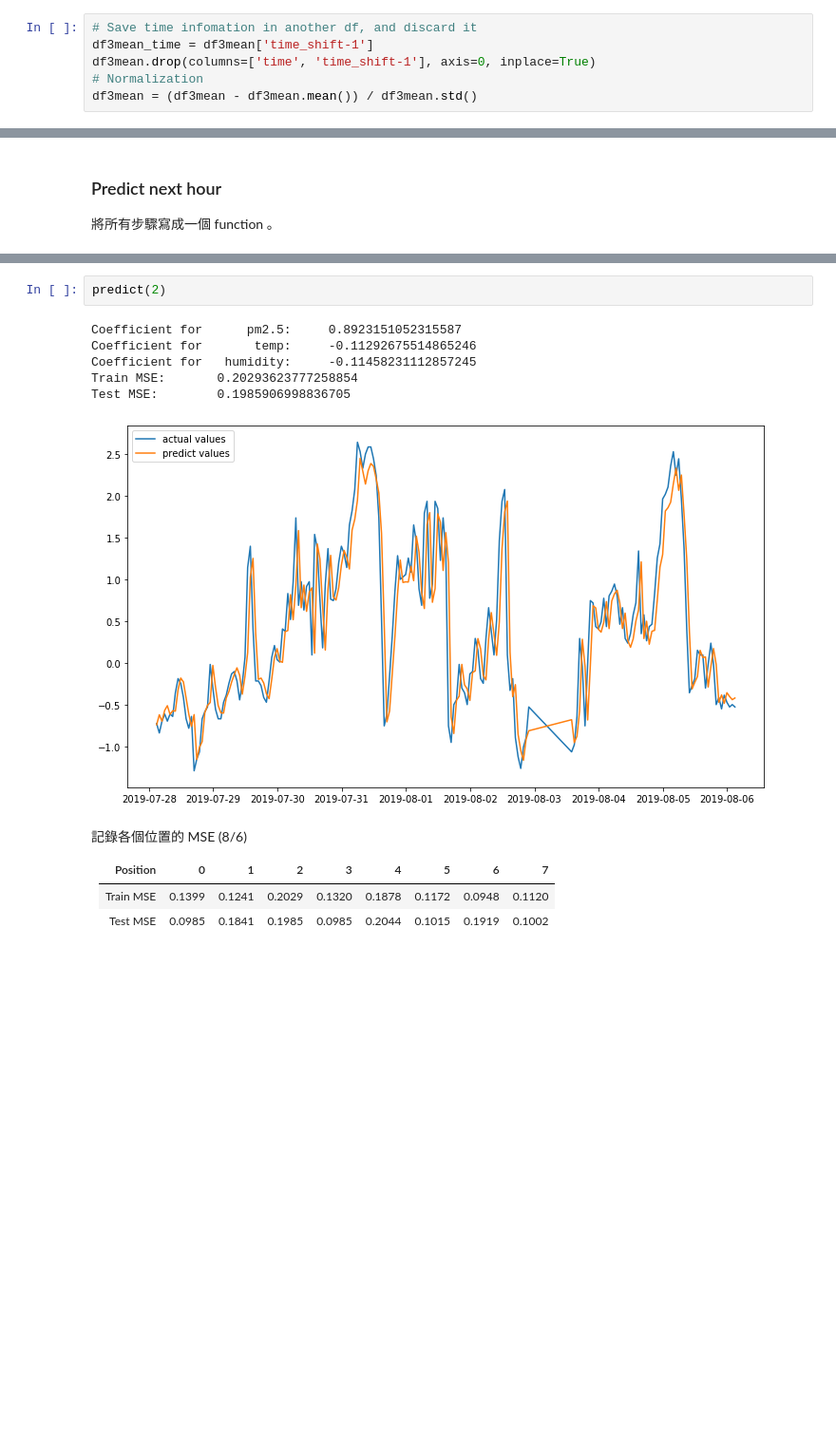
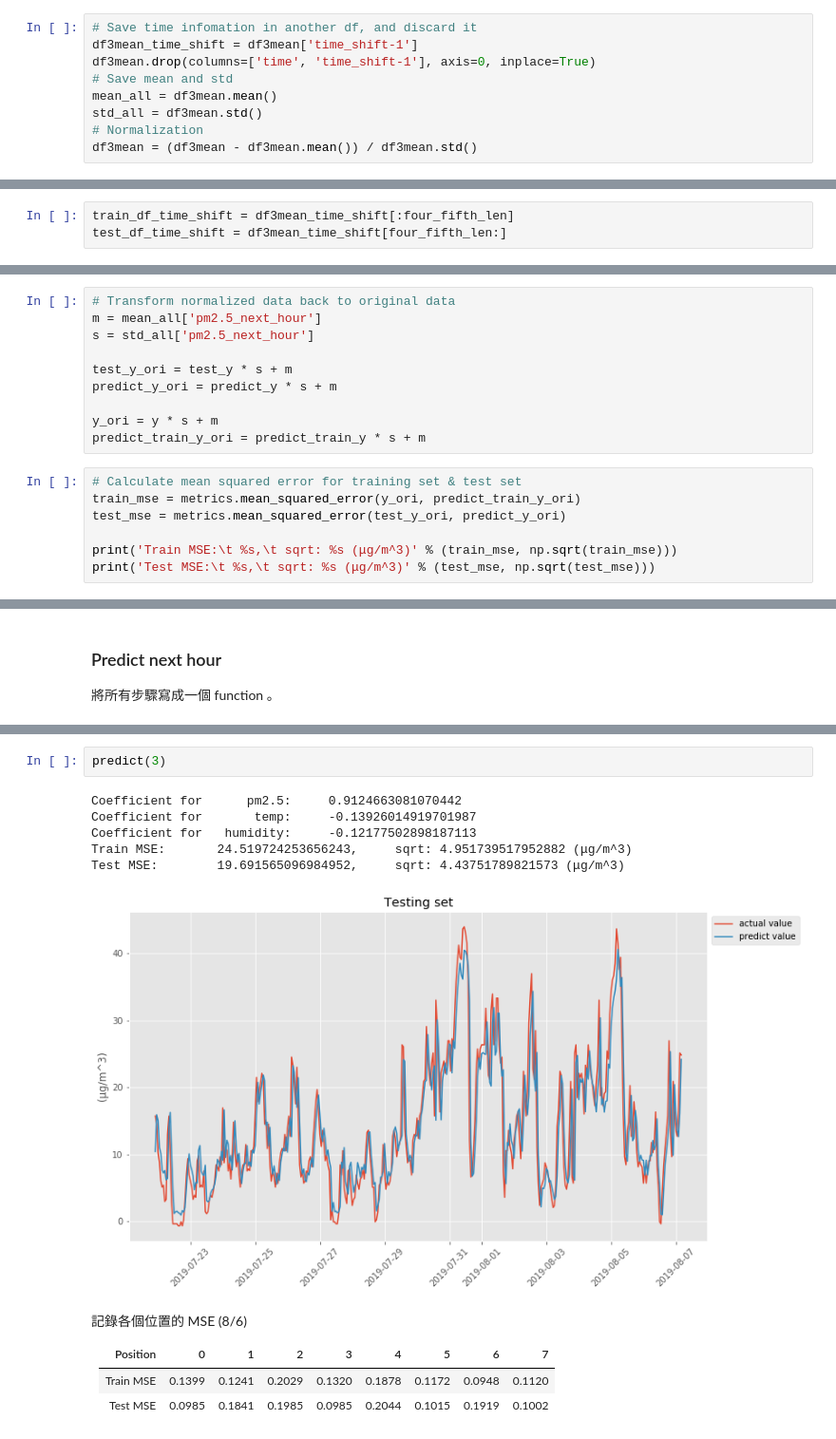
Before and after one commit to kevin110604/pm2.5_training, a Jupyter notebook: pm2.5_training_notebook.ipynb, the cells around one changed output, grey strips where cells are left out. Shown at 95% size. Cells and saved outputs as stored; diff of their text form; blank space fills up the shorter version.

Commit message:
Add the transformation of normalized data back to original data

```diff
--- a/pm2.5_training_notebook.ipynb
+++ b/pm2.5_training_notebook.ipynb
@@ -278,8 +278,11 @@ dtype: int64
 $z = \frac{x- \mu}{\sigma}$
 # %%
 # Save time infomation in another df, and discard it
-df3mean_time = df3mean['time_shift-1']
+df3mean_time_shift = df3mean['time_shift-1']
 df3mean.drop(columns=['time', 'time_shift-1'], axis=0, inplace=True)
+# Save mean and std
+mean_all = df3mean.mean()
+std_all = df3mean.std()
 # Normalization
 df3mean = (df3mean - df3mean.mean()) / df3mean.std()
 # %% [markdown]
@@ -295,3 +296,6 @@ test_df_time = df3mean_time[four_fifth_len:]
+# %%
+train_df_time_shift = df3mean_time_shift[:four_fifth_len]
+test_df_time_shift = df3mean_time_shift[four_fifth_len:]
 # %%
 X = train_df[['month', 'day', 'weekday', 'hour_minute', 'pm1.0', 'pm2.5', 'pm10.0', 'temp', 'humidity']]
 y = train_df[['pm2.5_next_hour']]
@@ -482,0 +487,17 @@ plt.show()
+# %%
+# Transform normalized data back to original data
+m = mean_all['pm2.5_next_hour']
+s = std_all['pm2.5_next_hour']
+
+test_y_ori = test_y * s + m
+predict_y_ori = predict_y * s + m
+
+y_ori = y * s + m
+predict_train_y_ori = predict_train_y * s + m
+# %%
+# Calculate mean squared error for training set & test set
+train_mse = metrics.mean_squared_error(y_ori, predict_train_y_ori)
+test_mse = metrics.mean_squared_error(test_y_ori, predict_y_ori)
+
+print('Train MSE:\t %s,\t sqrt: %s (μg/m^3)' % (train_mse, np.sqrt(train_mse)))
+print('Test MSE:\t %s,\t sqrt: %s (μg/m^3)' % (test_mse, np.sqrt(test_mse)))
@@ -582,13 +639,13 @@ def predict(pos):
     plt.show()
 # %%
-predict(2)
+predict(3)
 # %% [output]
-Coefficient for      pm2.5:     0.8923151052315587
-Coefficient for       temp:     -0.11292675514865246
-Coefficient for   humidity:     -0.11458231112857245
-Train MSE:       0.20293623777258854
-Test MSE:        0.1985906998836705
+Coefficient for      pm2.5:     0.9124663081070442
+Coefficient for       temp:     -0.13926014919701987
+Coefficient for   humidity:     -0.12177502898187113
+Train MSE:       24.519724253656243,     sqrt: 4.951739517952882 (μg/m^3)
+Test MSE:        19.691565096984952,     sqrt: 4.43751789821573 (μg/m^3)
-[figure, old version]
+[figure, new version]
 # %% [markdown]
 記錄各個位置的 MSE (8/6)
 
```
Also changed, not shown: parts of 23 cells of this notebook.
